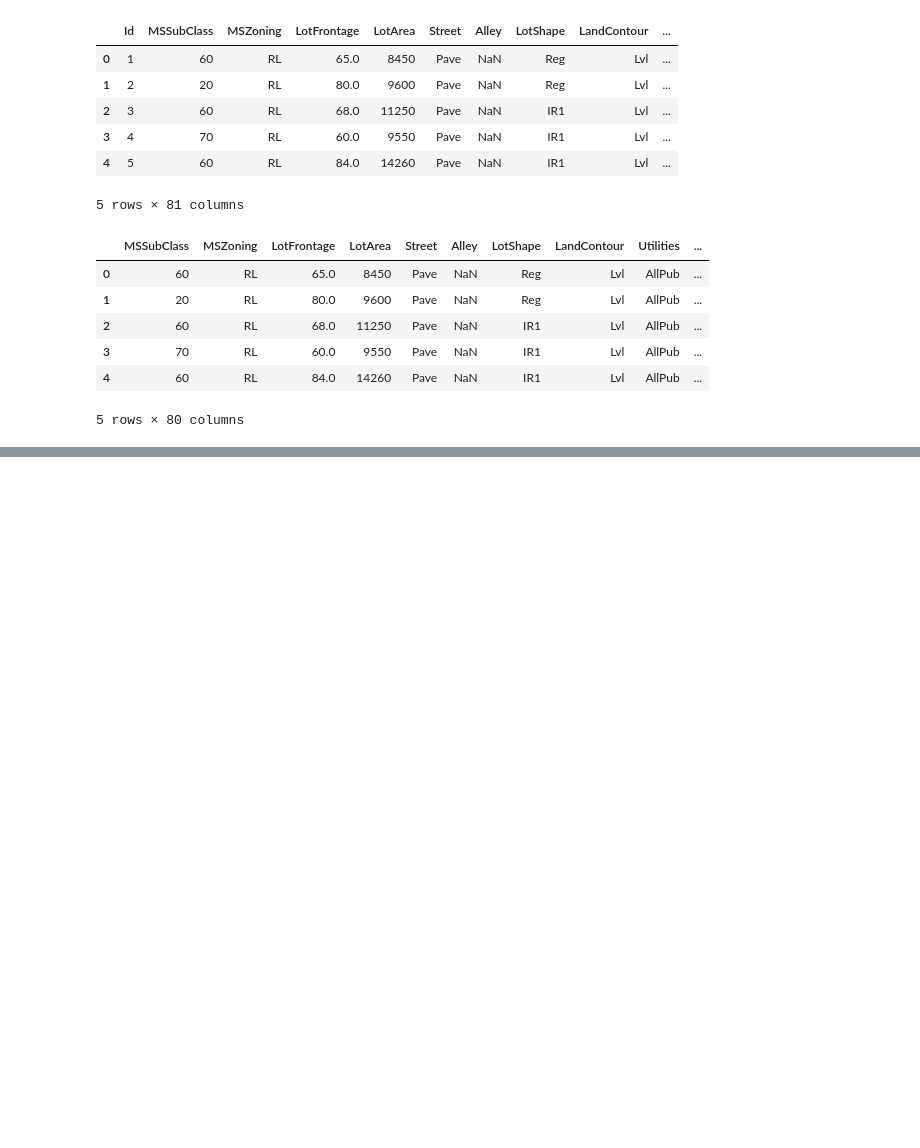
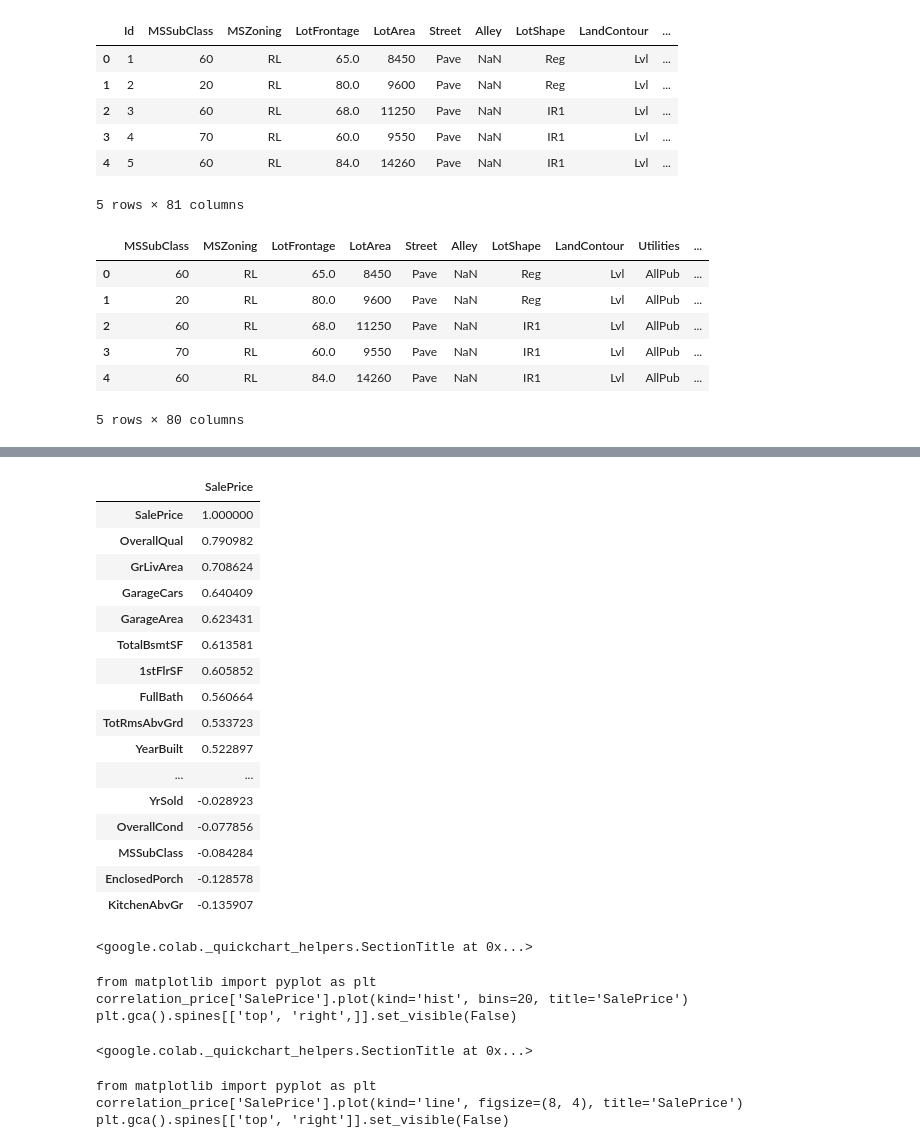
Before and after one commit to natancarvalho/Kaggle_House_Prices_Advanced_Regression_Techniques, a Jupyter notebook: Kaggle_House_Prices_Advanced_Regression_Techniques.ipynb, the cells around one changed output, grey strips where cells are left out. Cells and saved outputs as stored; diff of their text form; code cells hidden in the pictures; blank space fills up the shorter version.

```diff
--- a/Kaggle_House_Prices_Advanced_Regression_Techniques.ipynb
+++ b/Kaggle_House_Prices_Advanced_Regression_Techniques.ipynb
@@ -65,0 +67,29 @@ plot
+# %%
+correlation_price =  df_dataset.corr(numeric_only=True).sort_values(by='SalePrice', ascending=False)[['SalePrice']]
+correlation_price
+# %% [output]
+|  | SalePrice |
+| SalePrice | 1.000000 |
+| OverallQual | 0.790982 |
+| GrLivArea | 0.708624 |
+| GarageCars | 0.640409 |
+| GarageArea | 0.623431 |
+| TotalBsmtSF | 0.613581 |
+| 1stFlrSF | 0.605852 |
+| FullBath | 0.560664 |
+| TotRmsAbvGrd | 0.533723 |
+| YearBuilt | 0.522897 |
+| ... | ... |
+| YrSold | -0.028923 |
+| OverallCond | -0.077856 |
+| MSSubClass | -0.084284 |
+| EnclosedPorch | -0.128578 |
+| KitchenAbvGr | -0.135907 |
+<google.colab._quickchart_helpers.SectionTitle at 0x...>
+from matplotlib import pyplot as plt
+correlation_price['SalePrice'].plot(kind='hist', bins=20, title='SalePrice')
+plt.gca().spines[['top', 'right',]].set_visible(False)
+<google.colab._quickchart_helpers.SectionTitle at 0x...>
+from matplotlib import pyplot as plt
+correlation_price['SalePrice'].plot(kind='line', figsize=(8, 4), title='SalePrice')
+plt.gca().spines[['top', 'right']].set_visible(False)
```
Also changed, not shown: parts of 3 cells of this notebook.
